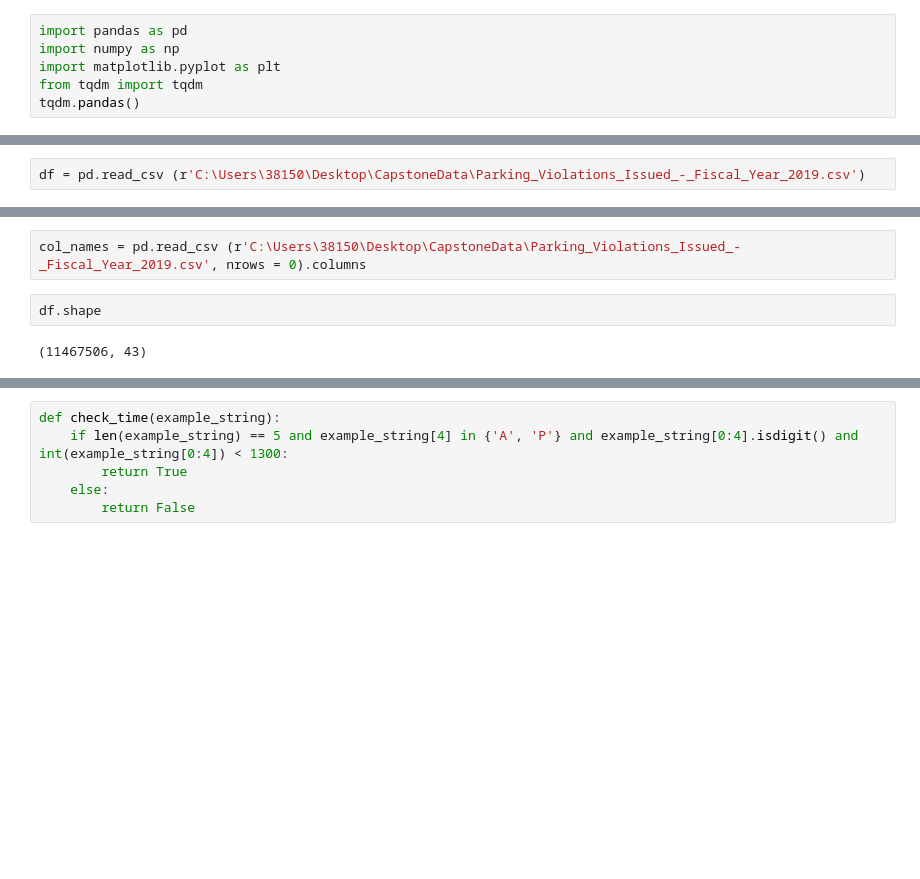
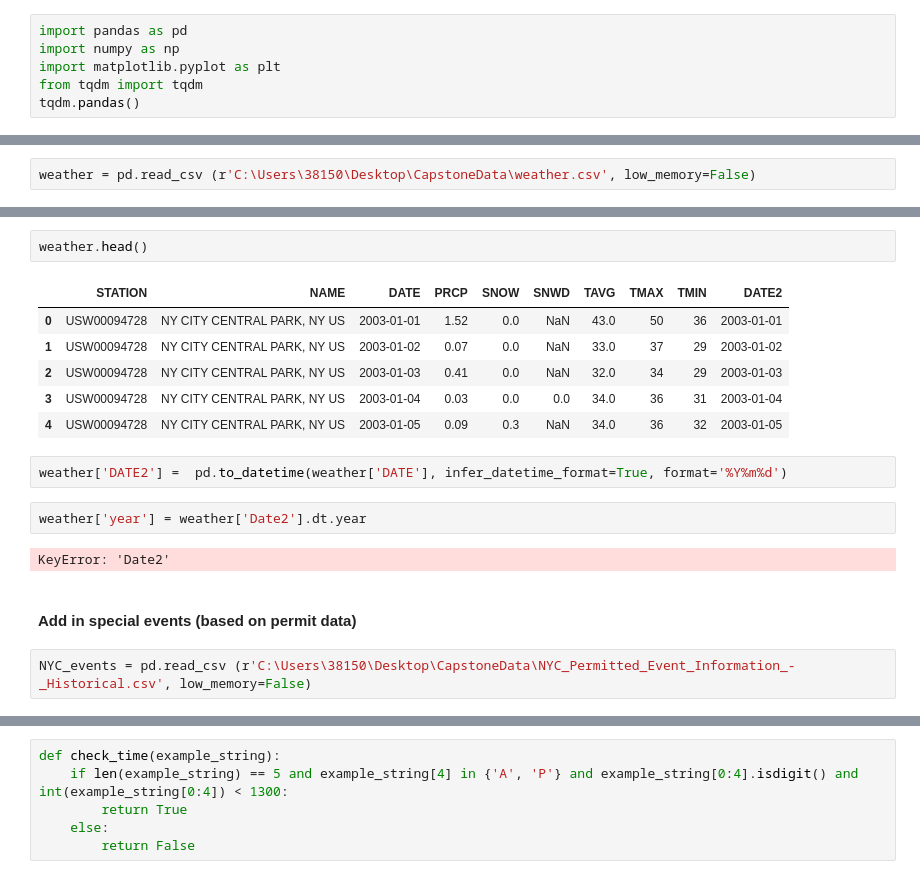
Before and after one commit to polandspring6/NYC_Parking, a Jupyter notebook: NYC_Parking.ipynb, the cells around one changed output, grey strips where cells are left out. Drawn from its saved outputs; the diff is of its cells as text; blank space fills up the shorter version.

Commit message:
Updating file based on September updates e.g. cleaning data, mapping, etc

```diff
--- a/NYC_Parking.ipynb
+++ b/NYC_Parking.ipynb
@@ -7,2 +116,2 @@ tqdm.pandas()
 # %%
-df = pd.read_csv (r'C:\Users\38150\Desktop\CapstoneData\Parking_Violations_Issued_-_Fiscal_Year_2019.csv')
+weather = pd.read_csv (r'C:\Users\38150\Desktop\CapstoneData\weather.csv', low_memory=False)
@@ -9,6 +136,19 @@ df = pd.read_csv (r'C:\Users\38150\Desktop\CapstoneData\Parking_Violations_Issue
+# %%
+weather.head()
+# %% [output]
+|  | STATION | NAME | DATE | PRCP | SNOW | SNWD | TAVG | TMAX | TMIN | DATE2 |
+| 0 | USW00094728 | NY CITY CENTRAL PARK, NY US | 2003-01-01 | 1.52 | 0.0 | NaN | 43.0 | 50 | 36 | 2003-01-01 |
+| 1 | USW00094728 | NY CITY CENTRAL PARK, NY US | 2003-01-02 | 0.07 | 0.0 | NaN | 33.0 | 37 | 29 | 2003-01-02 |
+| 2 | USW00094728 | NY CITY CENTRAL PARK, NY US | 2003-01-03 | 0.41 | 0.0 | NaN | 32.0 | 34 | 29 | 2003-01-03 |
+| 3 | USW00094728 | NY CITY CENTRAL PARK, NY US | 2003-01-04 | 0.03 | 0.0 | 0.0 | 34.0 | 36 | 31 | 2003-01-04 |
+| 4 | USW00094728 | NY CITY CENTRAL PARK, NY US | 2003-01-05 | 0.09 | 0.3 | NaN | 34.0 | 36 | 32 | 2003-01-05 |
+# %%
+weather['DATE2'] =  pd.to_datetime(weather['DATE'], infer_datetime_format=True, format='%Y%m%d')
+# %%
+weather['year'] = weather['Date2'].dt.year
+# %% [output]
+KeyError: 'Date2'
+# %% [markdown]
+#### Add in special events (based on permit data)
 # %%
-col_names = pd.read_csv (r'C:\Users\38150\Desktop\CapstoneData\Parking_Violations_Issued_-_Fiscal_Year_2019.csv', nrows = 0).columns
+NYC_events = pd.read_csv (r'C:\Users\38150\Desktop\CapstoneData\NYC_Permitted_Event_Information_-_Historical.csv', low_memory=False)
-# %%
-df.shape
-# %% [output]
-(11467506, 43)
```
Also changed, not shown: parts of 82 cells of this notebook, 1 other file.
